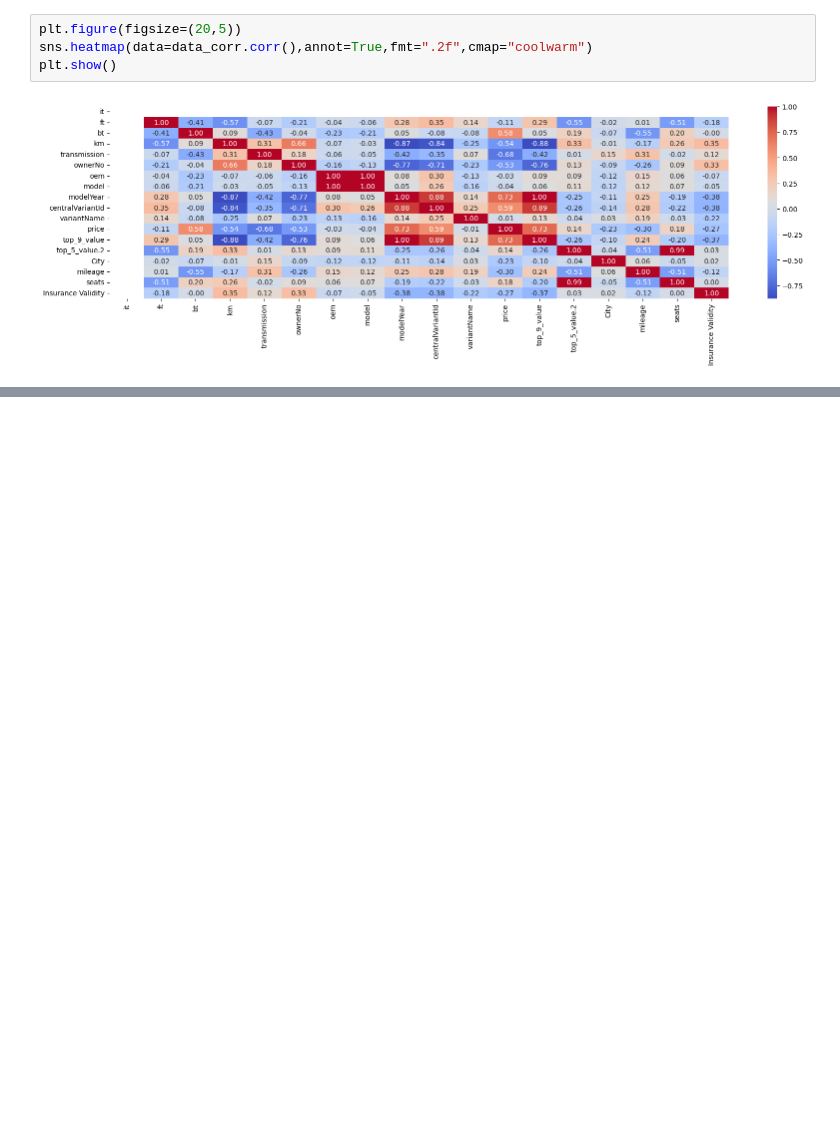
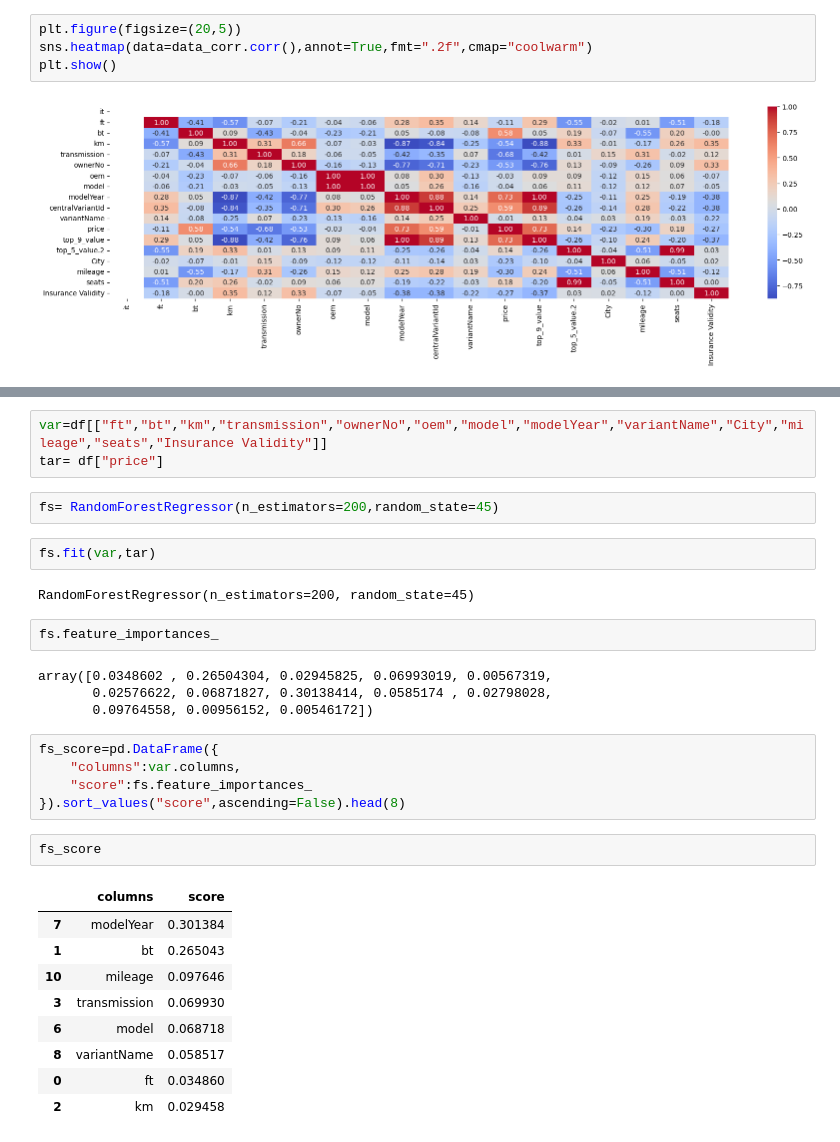
Before and after one commit to Karthick-source/Car-Dheko---Used-Car-Price-Prediction, a Jupyter notebook: car_price_prediction.ipynb, the cells around one changed output, grey strips where cells are left out. Cells and saved outputs as stored; diff of their text form; blank space fills up the shorter version.

```diff
--- a/car_price_prediction.ipynb
+++ b/car_price_prediction.ipynb
@@ -1219,0 +1240,32 @@ plt.show()
+# %%
+var=df[["ft","bt","km","transmission","ownerNo","oem","model","modelYear","variantName","City","mileage","seats","Insurance Validity"]]
+tar= df["price"]
+# %%
+fs= RandomForestRegressor(n_estimators=200,random_state=45)
+# %%
+fs.fit(var,tar)
+# %% [output]
+RandomForestRegressor(n_estimators=200, random_state=45)
+# %%
+fs.feature_importances_
+# %% [output]
+array([0.0348602 , 0.26504304, 0.02945825, 0.06993019, 0.00567319,
+       0.02576622, 0.06871827, 0.30138414, 0.0585174 , 0.02798028,
+       0.09764558, 0.00956152, 0.00546172])
+# %%
+fs_score=pd.DataFrame({
+    "columns":var.columns,
+    "score":fs.feature_importances_
+}).sort_values("score",ascending=False).head(8)
+# %%
+fs_score
+# %% [output]
+|  | columns | score |
+| 7 | modelYear | 0.301384 |
+| 1 | bt | 0.265043 |
+| 10 | mileage | 0.097646 |
+| 3 | transmission | 0.069930 |
+| 6 | model | 0.068718 |
+| 8 | variantName | 0.058517 |
+| 0 | ft | 0.034860 |
+| 2 | km | 0.029458 |
```
Also changed, not shown: parts of 33 cells of this notebook, 1 other file.
